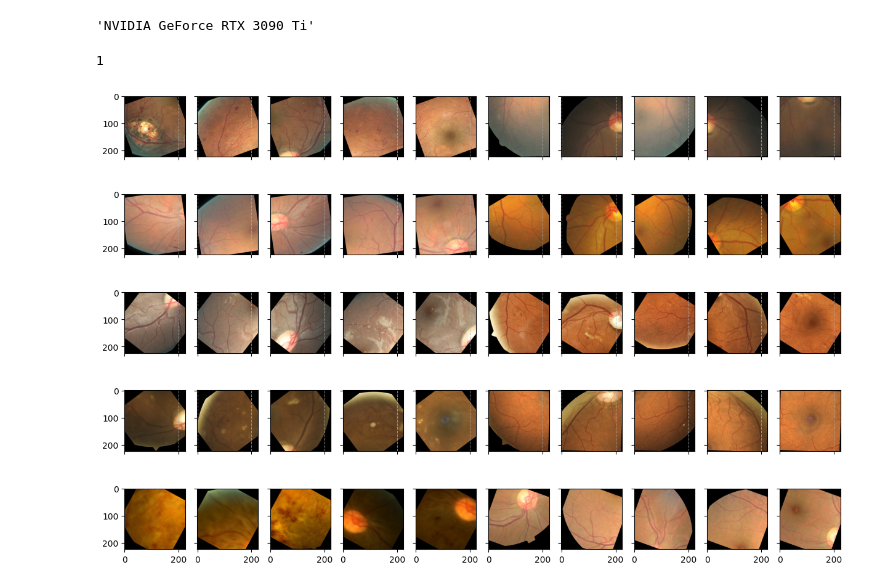
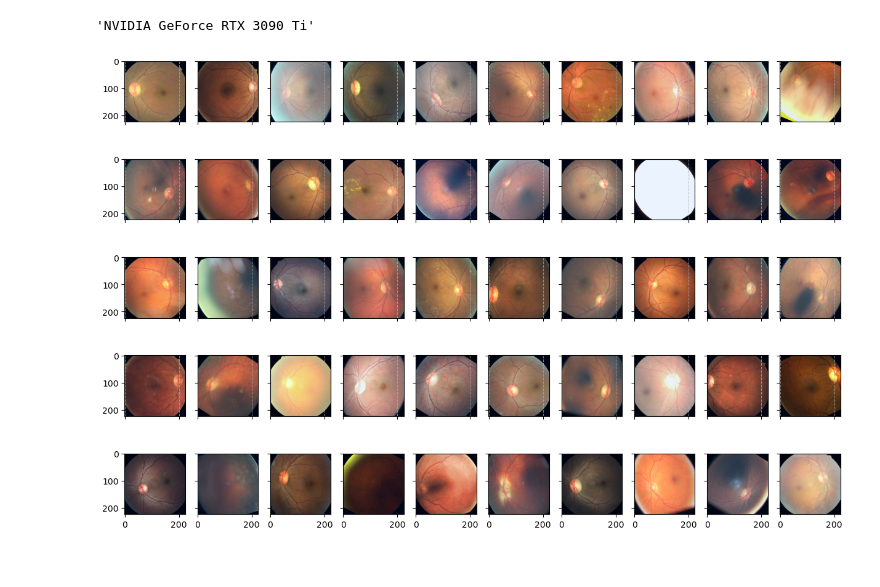
Before and after one commit to h3llow/Pose-Estimation-Tutorial, a Jupyter notebook: project1/pt.ipynb, the cells around one changed output. Cells and saved outputs as stored; diff of their text form; code cells hidden in the pictures.

```diff
--- a/project1/pt.ipynb
+++ b/project1/pt.ipynb
@@ -8,10 +8,6 @@ import datasets
 torch.cuda.get_device_name(0)
 # %% [output]
 'NVIDIA GeForce RTX 3090 Ti'
-# %%
-torch.cuda.device_count()
-# %% [output]
-1
 # %%
 %matplotlib inline
 import torch
@@ -22,24 +25,26 @@ import matplotlib.pyplot as plt
 # %%
 transform_train = transforms.Compose([
-
-    transforms.Resize((1024, 1024)),
+    transforms.Resize((1024, 1024), antialias=True),
+    transforms.RandomRotation((-35, 35)),
     transforms.CenterCrop(size=(900, 900)),
     transforms.RandomHorizontalFlip(0.5),
-    transforms.FiveCrop(size=(450, 450)),
-    transforms.Lambda(lambda crops: torch.stack([transforms.PILToTensor()(crop) for crop in crops])),
-    transforms.RandomRotation((0, 180)),
-    transforms.Resize((224, 224)),
+    transforms.ColorJitter(brightness=.2),
+    #transforms.ColorJitter(brightness=.5, contrast=.2, hue=.2, saturation=.2)
+    #transforms.RandomVerticalFlip(0.5),
+    transforms.ToTensor(),
+    transforms.Resize((224, 224), antialias=True),
+    #transforms.RandomErasing(1, scale=(0.1, 0.1), ratio=(1, 1)),
+    transforms.Normalize(mean=[0.485, 0.456, 0.406], std=[0.229, 0.224, 0.225]),
+
+
 ])
 transform_val = transforms.Compose([
-    transforms.Resize((1024, 1024)),
+    transforms.Resize((1024, 1024),antialias=True),
     transforms.CenterCrop(size=(900, 900)),
-    transforms.FiveCrop(size=(450, 450)),
-    transforms.Lambda(lambda crops: torch.stack([transforms.PILToTensor()(crop) for crop in crops])),
-    transforms.Resize((224, 224)),
+    transforms.ToTensor(),
+    transforms.Resize((224, 224), antialias=True),
+    transforms.Normalize(mean=[0.485, 0.456, 0.406], std=[0.229, 0.224, 0.225]),
 ])
-train_folder = ImageFolder(root="train")
-val_folder = ImageFolder(root="train")
-train_set, val_set = torch.utils.data.random_split(train_folder, [0.8,0.2])
-val_set.dataset = val_folder
 train_set.dataset.transform=transform_train
 val_set.dataset.transform=transform_val
+test_set.transform=transform_val
@@ -51,27 +51,33 @@ val_loader = DataLoader(val_set, batch_size=batch_size, shuffle=False)
 # %%
+# Create a DataLoader
+batch_size = 64
+train_loader = DataLoader(train_set, batch_size=batch_size, shuffle=True)
+val_loader = DataLoader(val_set, batch_size=batch_size, shuffle=False)
+test_loader = DataLoader(test_set, batch_size=batch_size, shuffle=False)
 figs, axs = plt.subplots(5,10, figsize=(15, 10))
 for col in range(1,10):
     for ax in axs[:, col]:
         ax.yaxis.set_ticklabels([])
 
 # Set x-grid only for the lower subplots
 for row in range(4):
     for ax in axs[row, :]:
         ax.xaxis.set_ticklabels([])
         ax.xaxis.grid(True, linestyle='--', alpha=0.7)
 axs=axs.flatten()
 
 for i, (inputs, labels) in enumerate(train_loader):
     if i < 1:
         for j in range(50):
-            bs, ncrops, c, h, w = inputs.size()
+            #bs, ncrops, c, h, w = inputs.size()
 
-            img = np.array(inputs.view(-1, c, h, w)[j].permute(1, 2, 0) )
+            #img = np.array(inputs.view(-1, c, h, w)[j].permute(1, 2, 0) )
+            img = np.array(inputs[j].permute(1, 2, 0) )
             img = (img - img.min()) / (img.max() - img.min()) # Broadcasting rules apply
             axs[j].imshow(img)
 
     else:
         break
 plt.show()
 # %% [output]
-[figure, old version]
+[figure, new version]
```
Also changed, not shown: parts of 12 cells of this notebook, 5 other files.
